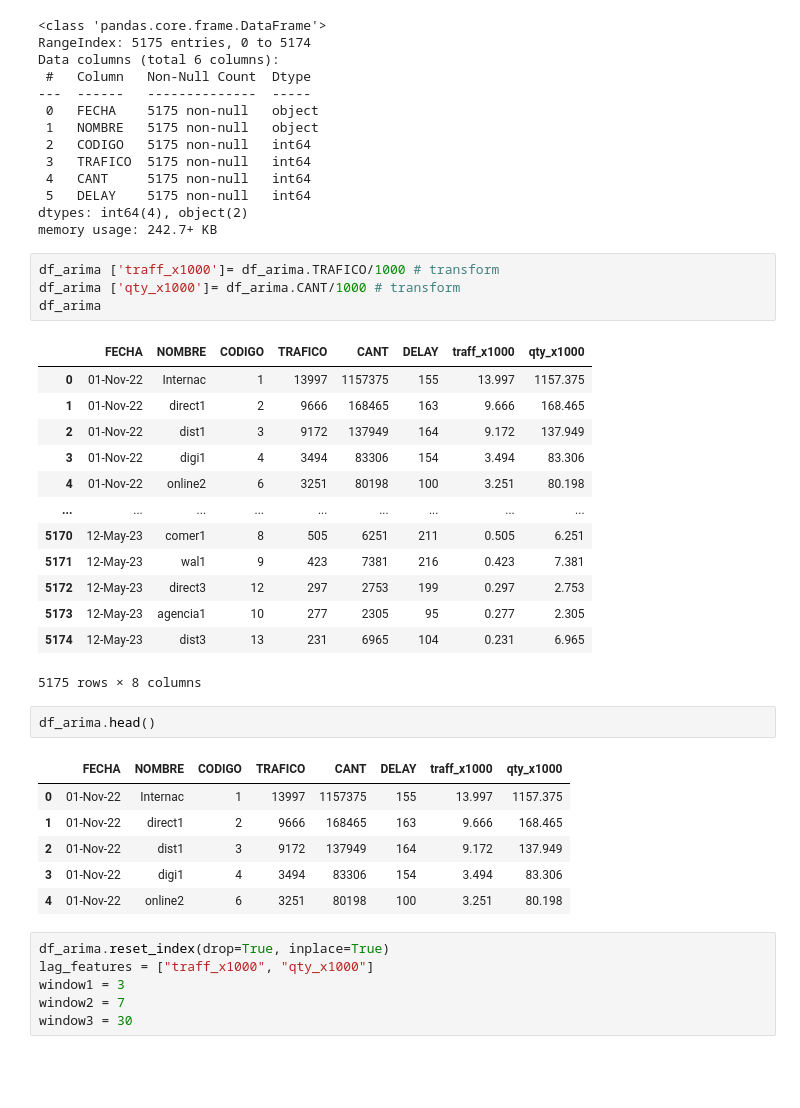
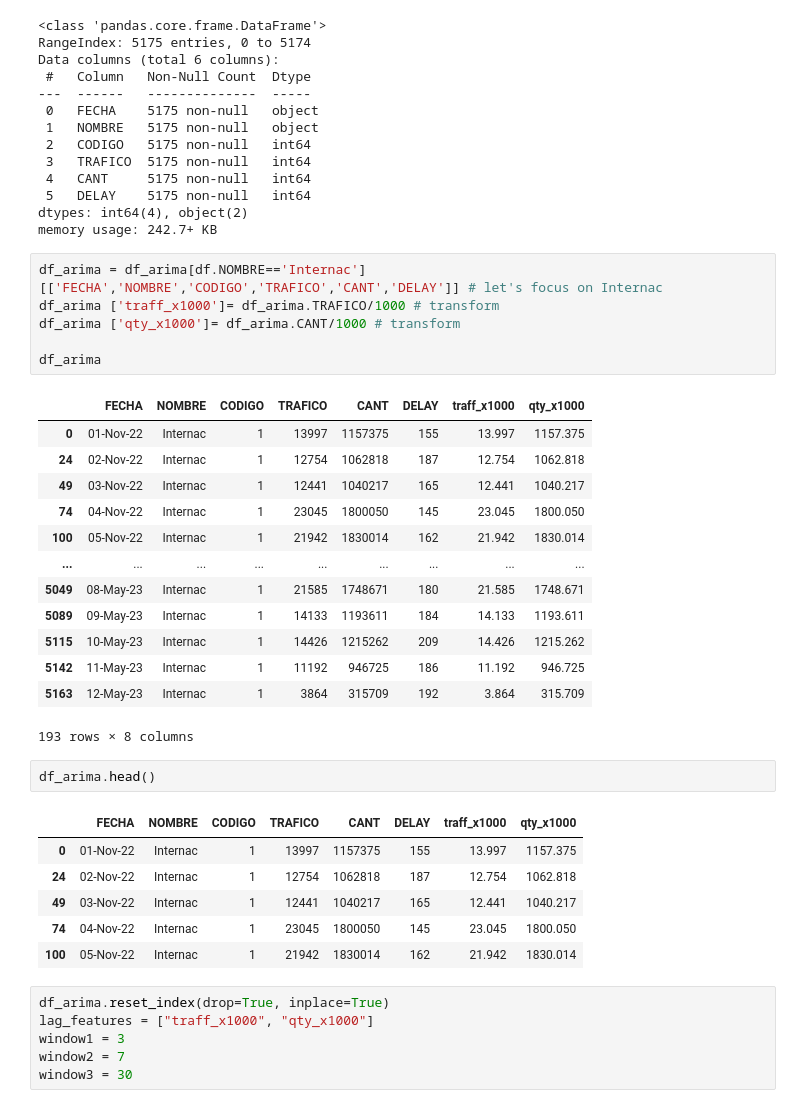
Before and after one commit to gar22891uvg/ProyectoFinalGRP4, a Jupyter notebook: GRP4ProyectoFinal_CasiFinal.ipynb, the cells around one changed output. Saved outputs shown, nothing was run; the diff lists cells and outputs as text; blank space fills up the shorter version.

```diff
--- a/GRP4ProyectoFinal_CasiFinal.ipynb
+++ b/GRP4ProyectoFinal_CasiFinal.ipynb
@@ -416,32 +416,34 @@ Data columns (total 6 columns):
 dtypes: int64(4), object(2)
 memory usage: 242.7+ KB
 # %%
+df_arima = df_arima[df.NOMBRE=='Internac'][['FECHA','NOMBRE','CODIGO','TRAFICO','CANT','DELAY']] # let's focus on Internac
 df_arima ['traff_x1000']= df_arima.TRAFICO/1000 # transform
 df_arima ['qty_x1000']= df_arima.CANT/1000 # transform
+
 df_arima
 # %% [output]
 |  | FECHA | NOMBRE | CODIGO | TRAFICO | CANT | DELAY | traff_x1000 | qty_x1000 |
 | 0 | 01-Nov-22 | Internac | 1 | 13997 | 1157375 | 155 | 13.997 | 1157.375 |
-| 1 | 01-Nov-22 | direct1 | 2 | 9666 | 168465 | 163 | 9.666 | 168.465 |
-| 2 | 01-Nov-22 | dist1 | 3 | 9172 | 137949 | 164 | 9.172 | 137.949 |
-| 3 | 01-Nov-22 | digi1 | 4 | 3494 | 83306 | 154 | 3.494 | 83.306 |
-| 4 | 01-Nov-22 | online2 | 6 | 3251 | 80198 | 100 | 3.251 | 80.198 |
+| 24 | 02-Nov-22 | Internac | 1 | 12754 | 1062818 | 187 | 12.754 | 1062.818 |
+| 49 | 03-Nov-22 | Internac | 1 | 12441 | 1040217 | 165 | 12.441 | 1040.217 |
+| 74 | 04-Nov-22 | Internac | 1 | 23045 | 1800050 | 145 | 23.045 | 1800.050 |
+| 100 | 05-Nov-22 | Internac | 1 | 21942 | 1830014 | 162 | 21.942 | 1830.014 |
 | ... | ... | ... | ... | ... | ... | ... | ... | ... |
-| 5170 | 12-May-23 | comer1 | 8 | 505 | 6251 | 211 | 0.505 | 6.251 |
-| 5171 | 12-May-23 | wal1 | 9 | 423 | 7381 | 216 | 0.423 | 7.381 |
-| 5172 | 12-May-23 | direct3 | 12 | 297 | 2753 | 199 | 0.297 | 2.753 |
-| 5173 | 12-May-23 | agencia1 | 10 | 277 | 2305 | 95 | 0.277 | 2.305 |
-| 5174 | 12-May-23 | dist3 | 13 | 231 | 6965 | 104 | 0.231 | 6.965 |
+| 5049 | 08-May-23 | Internac | 1 | 21585 | 1748671 | 180 | 21.585 | 1748.671 |
+| 5089 | 09-May-23 | Internac | 1 | 14133 | 1193611 | 184 | 14.133 | 1193.611 |
+| 5115 | 10-May-23 | Internac | 1 | 14426 | 1215262 | 209 | 14.426 | 1215.262 |
+| 5142 | 11-May-23 | Internac | 1 | 11192 | 946725 | 186 | 11.192 | 946.725 |
+| 5163 | 12-May-23 | Internac | 1 | 3864 | 315709 | 192 | 3.864 | 315.709 |
-5175 rows × 8 columns
+193 rows × 8 columns
 # %%
 df_arima.head()
 # %% [output]
 |  | FECHA | NOMBRE | CODIGO | TRAFICO | CANT | DELAY | traff_x1000 | qty_x1000 |
 | 0 | 01-Nov-22 | Internac | 1 | 13997 | 1157375 | 155 | 13.997 | 1157.375 |
-| 1 | 01-Nov-22 | direct1 | 2 | 9666 | 168465 | 163 | 9.666 | 168.465 |
-| 2 | 01-Nov-22 | dist1 | 3 | 9172 | 137949 | 164 | 9.172 | 137.949 |
-| 3 | 01-Nov-22 | digi1 | 4 | 3494 | 83306 | 154 | 3.494 | 83.306 |
-| 4 | 01-Nov-22 | online2 | 6 | 3251 | 80198 | 100 | 3.251 | 80.198 |
+| 24 | 02-Nov-22 | Internac | 1 | 12754 | 1062818 | 187 | 12.754 | 1062.818 |
+| 49 | 03-Nov-22 | Internac | 1 | 12441 | 1040217 | 165 | 12.441 | 1040.217 |
+| 74 | 04-Nov-22 | Internac | 1 | 23045 | 1800050 | 145 | 23.045 | 1800.050 |
+| 100 | 05-Nov-22 | Internac | 1 | 21942 | 1830014 | 162 | 21.942 | 1830.014 |
 # %%
 df_arima.reset_index(drop=True, inplace=True)
 lag_features = ["traff_x1000", "qty_x1000"]
```
Also changed, not shown: parts of 29 cells of this notebook.
